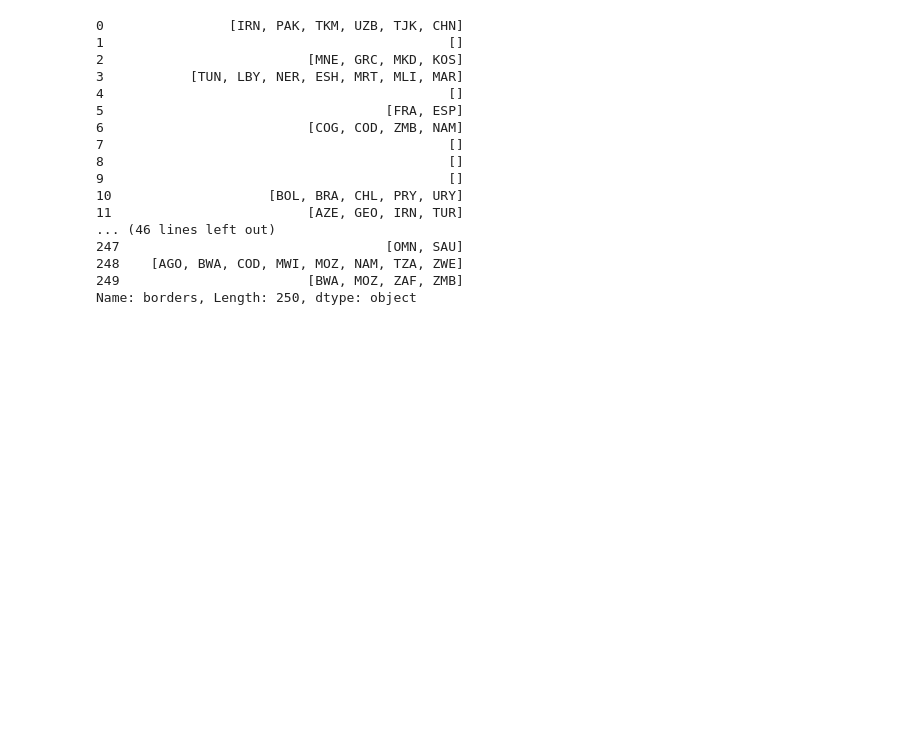
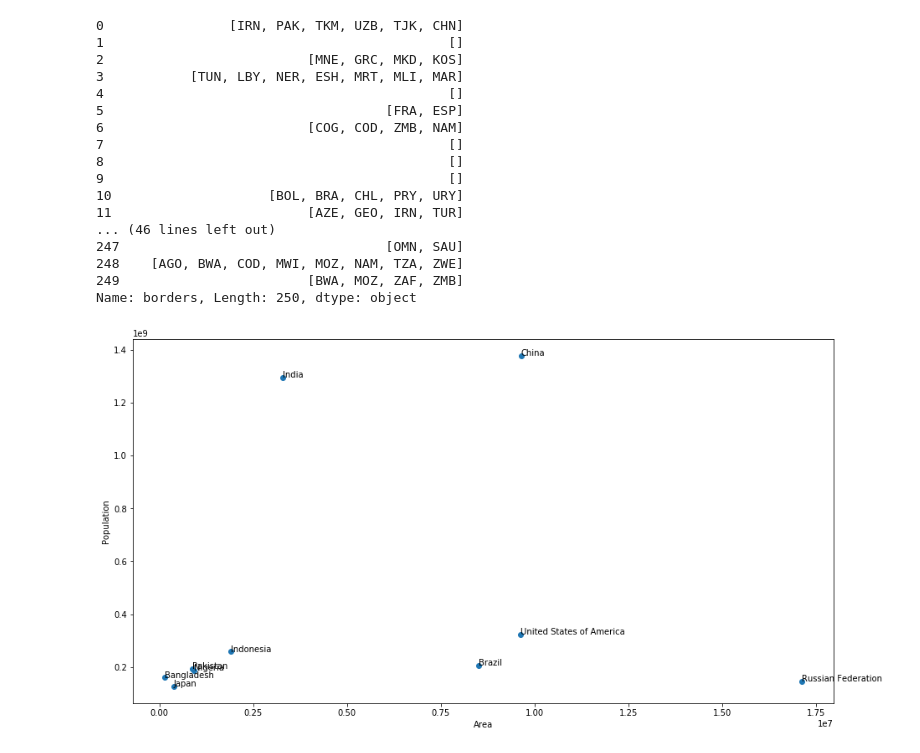
Before and after one commit to srikanthpragada/DS_06_MAY_2019, a Jupyter notebook: countries_df.ipynb, the cells around one changed output. Cells and saved outputs as stored; diff of their text form; code cells hidden in the pictures; blank space fills up the shorter version.

```diff
--- a/countries_df.ipynb
+++ b/countries_df.ipynb
@@ -348,0 +351,10 @@ Name: borders, Length: 250, dtype: object
+# %%
+tc = countries.sort_values (by='population', ascending=False).head(10)[['population','area','name']]
+plt.scatter(x = tc ['area'], y = tc ['population'])
+plt.gcf().set_size_inches (15,8) # gcf () get current figure and change its size
+plt.xlabel("Area")
+plt.ylabel("Population")
+for i in tc.index:
+   plt.annotate(tc.loc[i,'name'],xy=(tc.loc[i,'area'], tc.loc[i,'population']))
+# %% [output]
+[figure, added]
```
Also changed, not shown: parts of 2 cells of this notebook, 1 other file.
